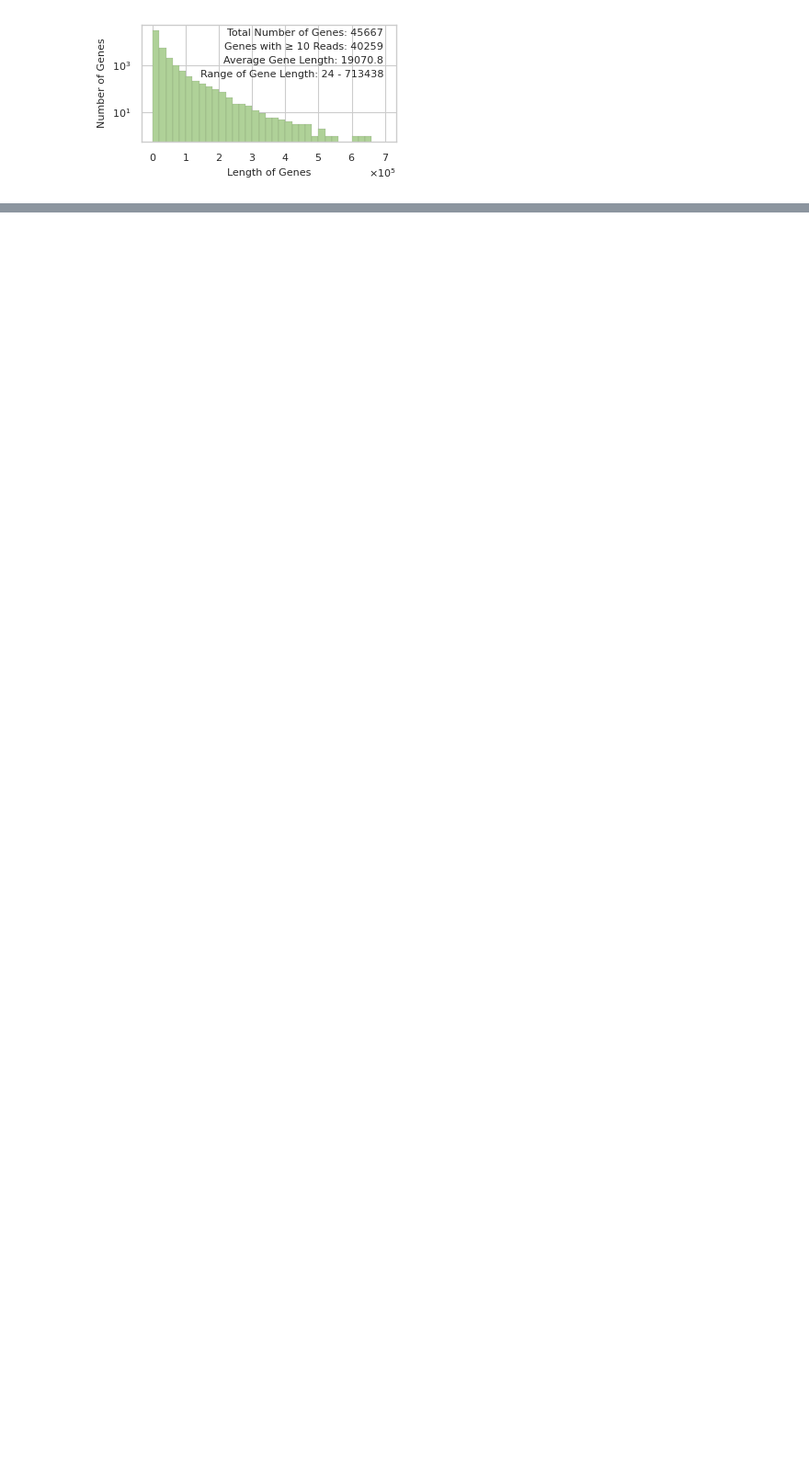
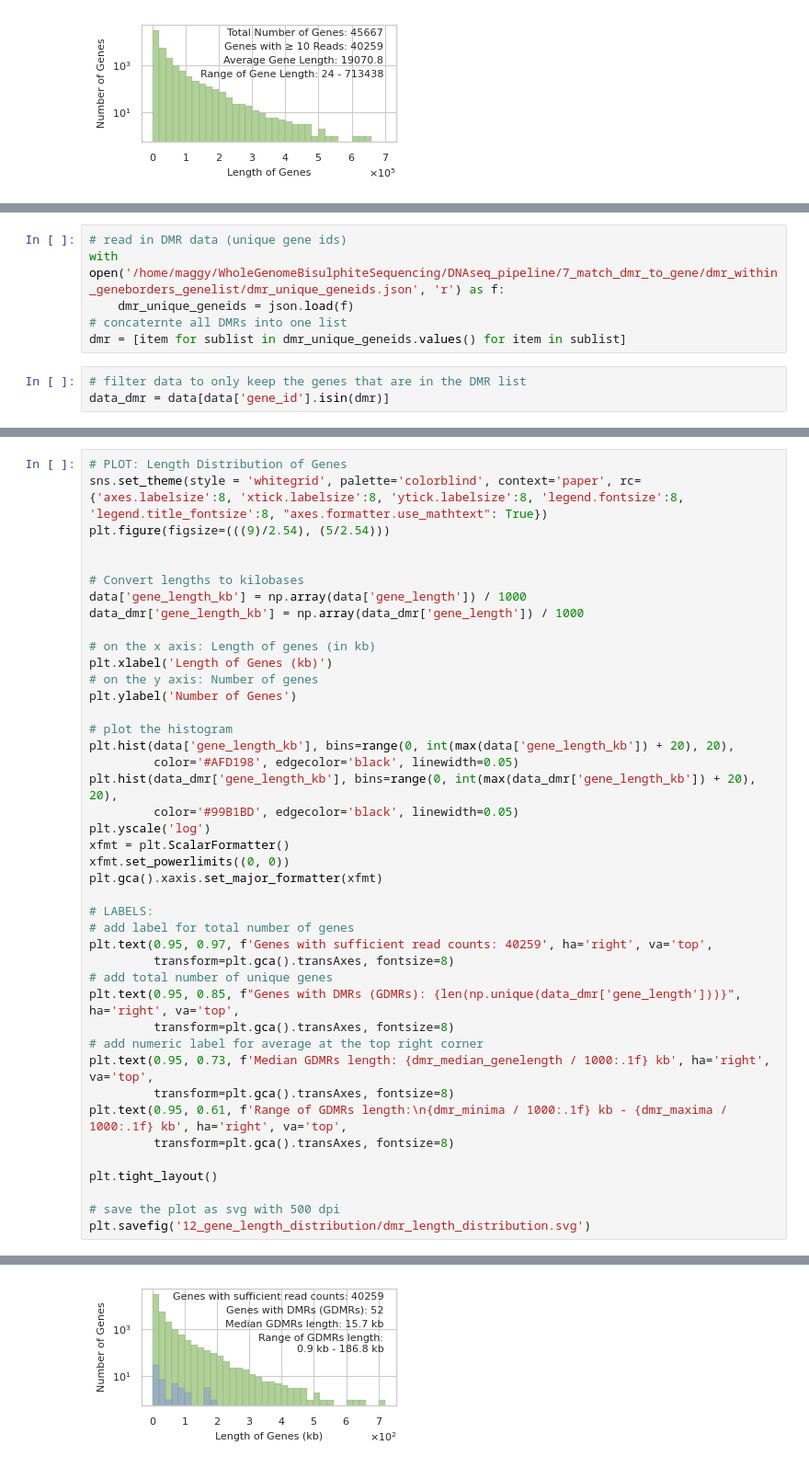
Before and after one commit to MagdalenaWinklhofer/WholeGenomeBisulphiteSequencing, a Jupyter notebook: RNAseq_pipeline/12_gene_length_distribution.ipynb, the cells around one changed output, grey strips where cells are left out. Shown at 92% size. Drawn from its saved outputs; the diff is of its cells as text; blank space fills up the shorter version.

```diff
--- a/RNAseq_pipeline/12_gene_length_distribution.ipynb
+++ b/RNAseq_pipeline/12_gene_length_distribution.ipynb
@@ -129,0 +116,9 @@ plt.savefig('12_gene_length_distribution/gene_length_distribution.svg')
+# %%
+# read in DMR data (unique gene ids)
+with open('/home/maggy/WholeGenomeBisulphiteSequencing/DNAseq_pipeline/7_match_dmr_to_gene/dmr_within_geneborders_genelist/dmr_unique_geneids.json', 'r') as f:
+    dmr_unique_geneids = json.load(f)
+# concaternte all DMRs into one list
+dmr = [item for sublist in dmr_unique_geneids.values() for item in sublist]
+# %%
+# filter data to only keep the genes that are in the DMR list
+data_dmr = data[data['gene_id'].isin(dmr)]
@@ -129,0 +131,43 @@ plt.savefig('12_gene_length_distribution/gene_length_distribution.svg')
+# %%
+# PLOT: Length Distribution of Genes
+sns.set_theme(style = 'whitegrid', palette='colorblind', context='paper', rc={'axes.labelsize':8, 'xtick.labelsize':8, 'ytick.labelsize':8, 'legend.fontsize':8, 'legend.title_fontsize':8, "axes.formatter.use_mathtext": True})
+plt.figure(figsize=(((9)/2.54), (5/2.54)))
+
+
+# Convert lengths to kilobases
+data['gene_length_kb'] = np.array(data['gene_length']) / 1000
+data_dmr['gene_length_kb'] = np.array(data_dmr['gene_length']) / 1000
+
+# on the x axis: Length of genes (in kb)
+plt.xlabel('Length of Genes (kb)')
+# on the y axis: Number of genes
+plt.ylabel('Number of Genes')
+
+# plot the histogram
+plt.hist(data['gene_length_kb'], bins=range(0, int(max(data['gene_length_kb']) + 20), 20),
+         color='#AFD198', edgecolor='black', linewidth=0.05)
+plt.hist(data_dmr['gene_length_kb'], bins=range(0, int(max(data_dmr['gene_length_kb']) + 20), 20),
+         color='#99B1BD', edgecolor='black', linewidth=0.05)
+plt.yscale('log')
+xfmt = plt.ScalarFormatter()
+xfmt.set_powerlimits((0, 0))
+plt.gca().xaxis.set_major_formatter(xfmt)
+
+# LABELS:
+# add label for total number of genes
+plt.text(0.95, 0.97, f'Genes with sufficient read counts: 40259', ha='right', va='top',
+         transform=plt.gca().transAxes, fontsize=8)
+# add total number of unique genes
+plt.text(0.95, 0.85, f"Genes with DMRs (GDMRs): {len(np.unique(data_dmr['gene_length']))}", ha='right', va='top',
+         transform=plt.gca().transAxes, fontsize=8)
+# add numeric label for average at the top right corner
+plt.text(0.95, 0.73, f'Median GDMRs length: {dmr_median_genelength / 1000:.1f} kb', ha='right', va='top',
+         transform=plt.gca().transAxes, fontsize=8)
+plt.text(0.95, 0.61, f'Range of GDMRs length:\n{dmr_minima / 1000:.1f} kb - {dmr_maxima / 1000:.1f} kb', ha='right', va='top',
+         transform=plt.gca().transAxes, fontsize=8)
+
+plt.tight_layout()
+
+# save the plot as svg with 500 dpi
+plt.savefig('12_gene_length_distribution/dmr_length_distribution.svg')
+# %% [output]
@@ -129,0 +179 @@ plt.savefig('12_gene_length_distribution/gene_length_distribution.svg')
+[figure, added]
```
Also changed, not shown: parts of 5 cells of this notebook, 15 other files.
